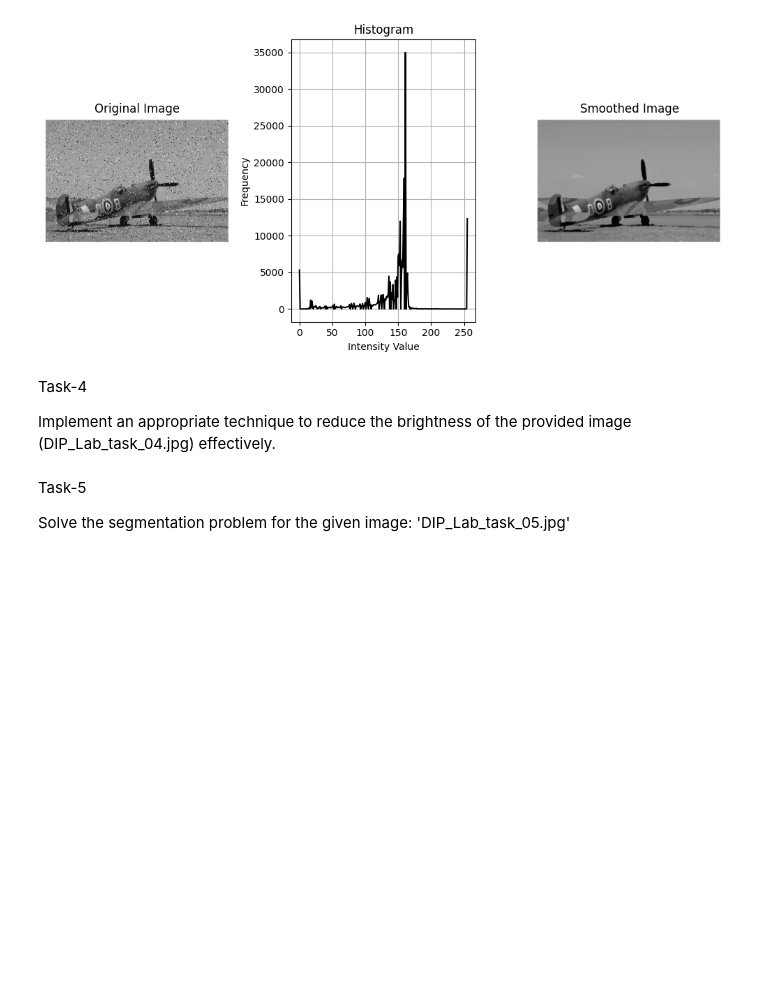
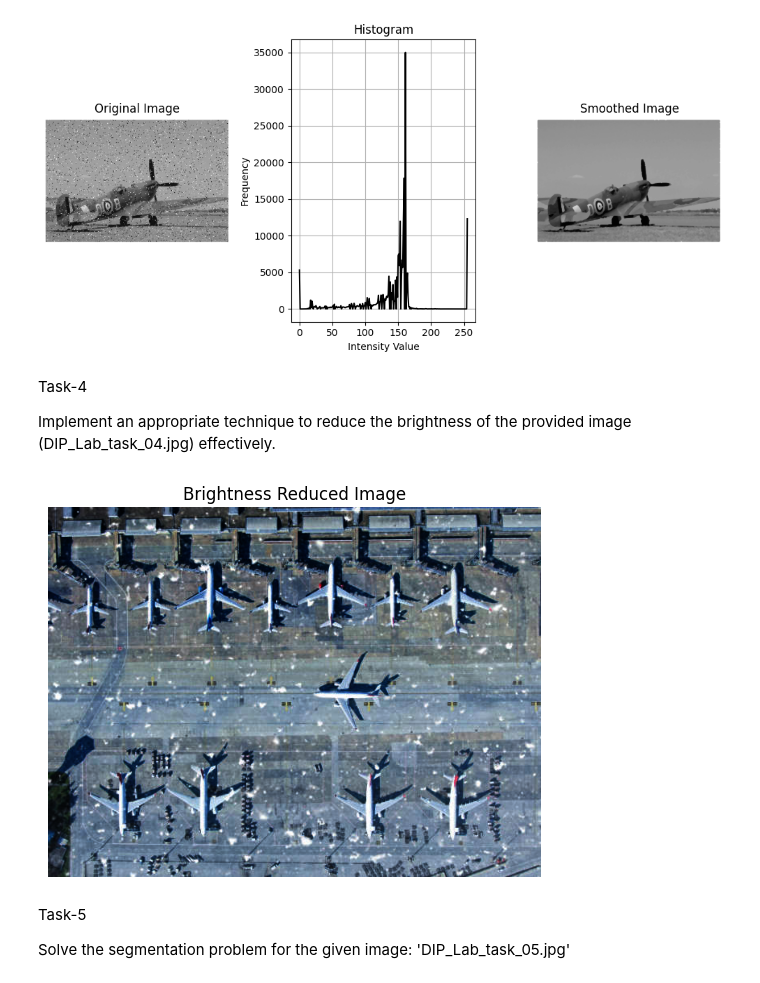
Before and after one commit to TaniaHafsa/DIP_lab_final_task, a Jupyter notebook: DIP_lab_task.ipynb, the cells around one changed output. Cells and saved outputs as stored; diff of their text form; code cells hidden in the pictures; blank space fills up the shorter version.

Commit message:
completed task-4

```diff
--- a/DIP_lab_task.ipynb
+++ b/DIP_lab_task.ipynb
@@ -130,6 +130,26 @@ plt.show()
 Task-4
 
 Implement an appropriate technique to reduce the brightness of the provided image (DIP_Lab_task_04.jpg) effectively.
+# %%
+import cv2
+import numpy as np
+import matplotlib.pyplot as plt
+
+image = cv2.imread('/content/drive/MyDrive/DIP_Lab_task_04.jpg')
+
+image_float = np.float32(image) / 255.0
+gamma = 2.6
+corrected_image = np.power(image_float, gamma) * 255
+
+corrected_image = np.uint8(np.clip(corrected_image, 0, 255))
+
+# Displaying the Brightness Reduced image
+plt.imshow(cv2.cvtColor(corrected_image, cv2.COLOR_BGR2RGB))
+plt.title("Brightness Reduced Image")
+plt.axis('off')
+plt.show()
+# %% [output]
+[figure, added]
 # %% [markdown]
 Task-5
 
```
